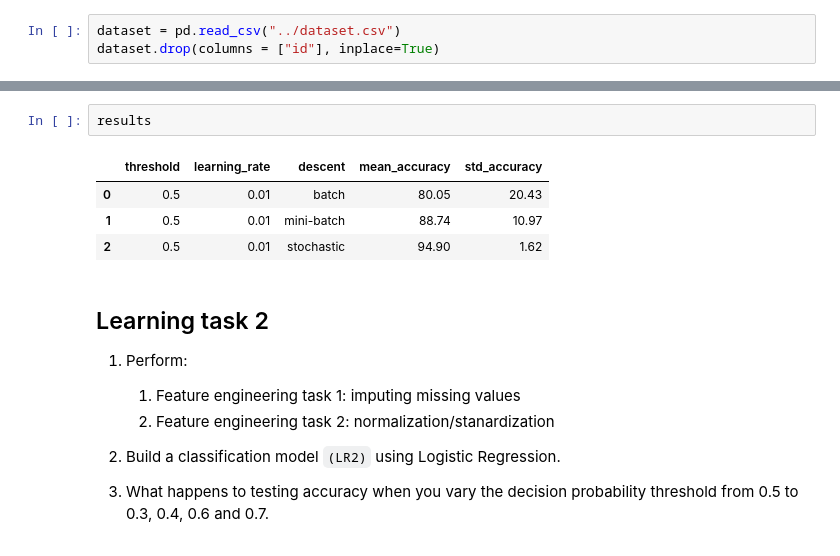
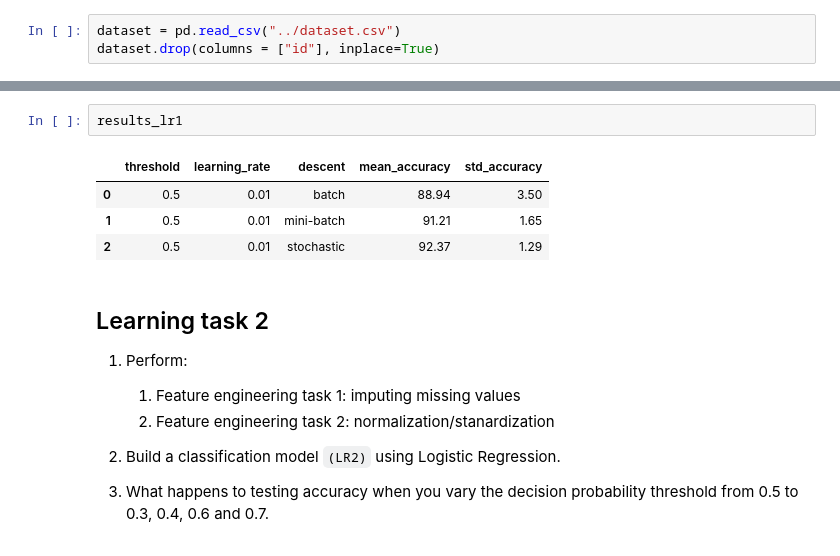
Before and after one commit to majimearun/ml-assignments, a Jupyter notebook: Assignment 1/Tasks/LogReg.ipynb, the cells around one changed output, grey strips where cells are left out. Cells and saved outputs as stored; diff of their text form.

```diff
--- a/Assignment 1/Tasks/LogReg.ipynb
+++ b/Assignment 1/Tasks/LogReg.ipynb
@@ -94,10 +85,10 @@ for key in grid.keys():
-# %%
-results
-# %% [output]
-|  | threshold | learning_rate | descent | mean_accuracy | std_accuracy |
-| 0 | 0.5 | 0.01 | batch | 80.05 | 20.43 |
-| 1 | 0.5 | 0.01 | mini-batch | 88.74 | 10.97 |
-| 2 | 0.5 | 0.01 | stochastic | 94.90 | 1.62 |
+# %%
+results_lr1
+# %% [output]
+|  | threshold | learning_rate | descent | mean_accuracy | std_accuracy |
+| 0 | 0.5 | 0.01 | batch | 88.94 | 3.50 |
+| 1 | 0.5 | 0.01 | mini-batch | 91.21 | 1.65 |
+| 2 | 0.5 | 0.01 | stochastic | 92.37 | 1.29 |
 # %% [markdown]
 ## Learning task 2
 
```
Also changed, not shown: parts of 6 cells of this notebook.
